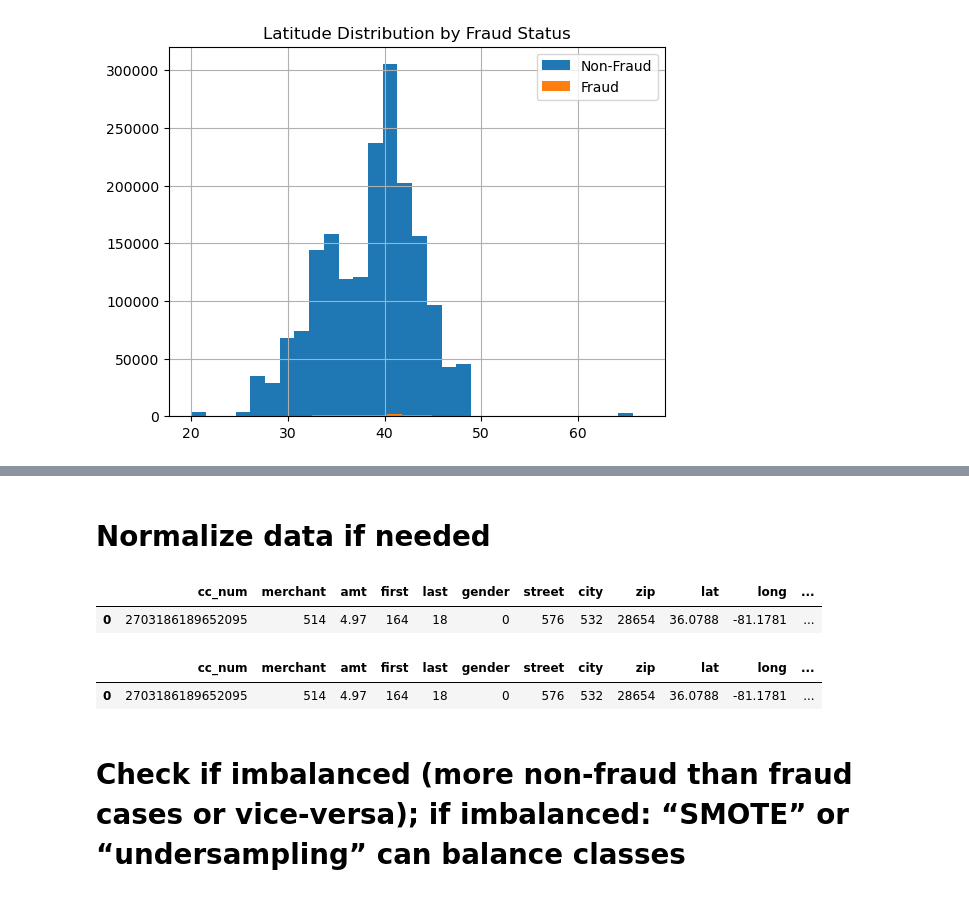
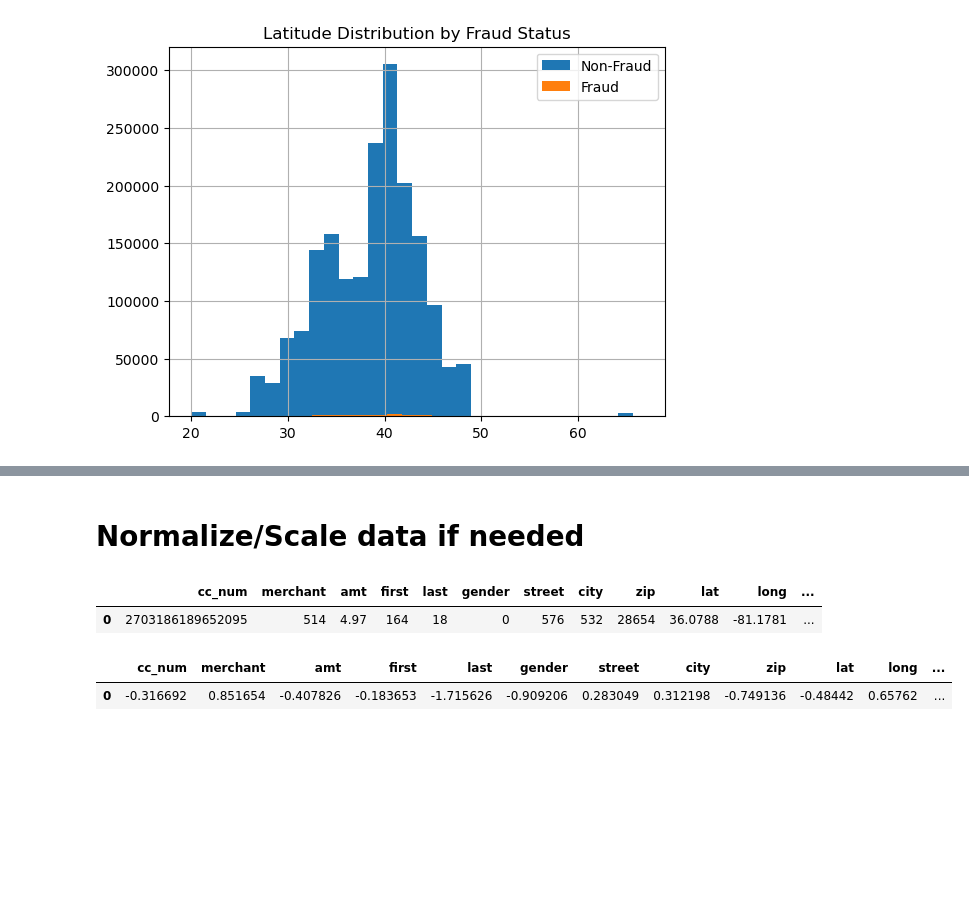
Before and after one commit to yliu160/CS4661_Project, a Jupyter notebook: Data Exploration.ipynb, the cells around one changed output, grey strips where cells are left out. Saved outputs shown, nothing was run; the diff lists cells and outputs as text; code cells hidden in the pictures; blank space fills up the shorter version.

```diff
--- a/Data Exploration.ipynb
+++ b/Data Exploration.ipynb
@@ -193,0 +184,5 @@ df.corr() # try and see which features correlate to is_fraud=1
+# %%
+X_train = df_train.drop(columns=['is_fraud'])
+X_test = df_test.drop(columns=['is_fraud'])
+y_train = df_train['is_fraud']
+y_test = df_test['is_fraud']
@@ -194,3 +201,3 @@ df.corr() # try and see which features correlate to is_fraud=1
 # %% [markdown]
-# Normalize data if needed
+# Normalize/Scale data if needed
 # %%
@@ -199,12 +206,19 @@ df.head(1) # before normalize
 |  | cc_num | merchant | amt | first | last | gender | street | city | zip | lat | long | ... |
 | 0 | 2703186189652095 | 514 | 4.97 | 164 | 18 | 0 | 576 | 532 | 28654 | 36.0788 | -81.1781 | ... |
 # %%
+# this ran before # Feature Matrix (X) & Target/label Vector (y), but we cannot SMOTE (imbalance handling) non-discrete/continuous values (ie: scaling converts nearly everything into a decimal)
+# so, we now have to apply to: X_train, X_test (opposed to df_train & df_test)
+
+# scaler = StandardScaler()
+# df_train_scaled = scaler.fit_transform(df_train)
+# df_test_scaled = scaler.transform(df_test)
+# # Re-wrap the scaled data into a DataFrame with original column names and indices (scaler transforms into numpy.ndarray (NOT a dataframe))
+# df_train = pd.DataFrame(df_train_scaled, columns=df_train.columns, index=df_train.index)
+# df_test = pd.DataFrame(df_test_scaled, columns=df_test.columns, index=df_test.index)
+
 scaler = StandardScaler()
-df_train = scaler.fit_transform(df_train)
-df_test = scaler.transform(df_test)
-df.head(1) # after normalize
+X_train_scaled = scaler.fit_transform(X_train)
+X_test_scaled = scaler.transform(X_test)
+# Re-wrap the scaled data into a DataFrame with original column names and indices (scaler transforms into numpy.ndarray (NOT a dataframe))
+X_train = pd.DataFrame(X_train_scaled, columns=X_train.columns, index=X_train.index)
+X_test = pd.DataFrame(X_test_scaled, columns=X_test.columns, index=X_test.index)
-# %% [output]
-|  | cc_num | merchant | amt | first | last | gender | street | city | zip | lat | long | ... |
-| 0 | 2703186189652095 | 514 | 4.97 | 164 | 18 | 0 | 576 | 532 | 28654 | 36.0788 | -81.1781 | ... |
-# %% [markdown]
-# Check if imbalanced (more non-fraud than fraud cases or vice-versa); if imbalanced: “SMOTE” or “undersampling” can balance classes
@@ -220,0 +225,5 @@ df.head(1) # after normalize
+# %%
+X_train.head(1) # after normalize
+# %% [output]
+|  | cc_num | merchant | amt | first | last | gender | street | city | zip | lat | long | ... |
+| 0 | -0.316692 | 0.851654 | -0.407826 | -0.183653 | -1.715626 | -0.909206 | 0.283049 | 0.312198 | -0.749136 | -0.48442 | 0.65762 | ... |
```
Also changed, not shown: parts of 16 cells of this notebook, 2 other files.
